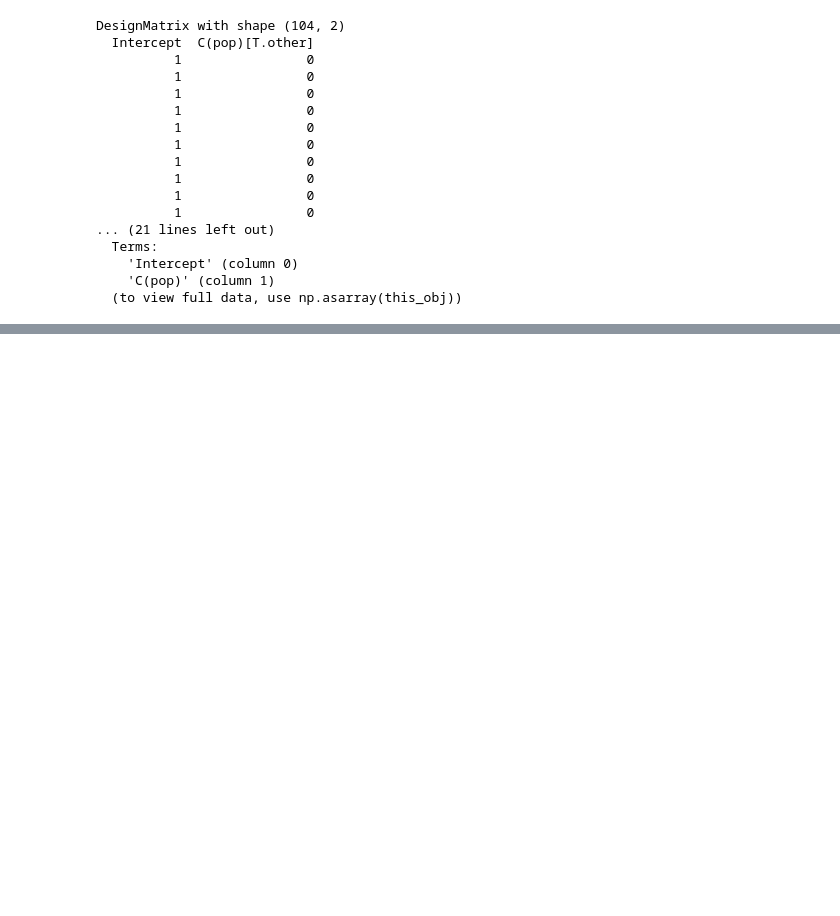
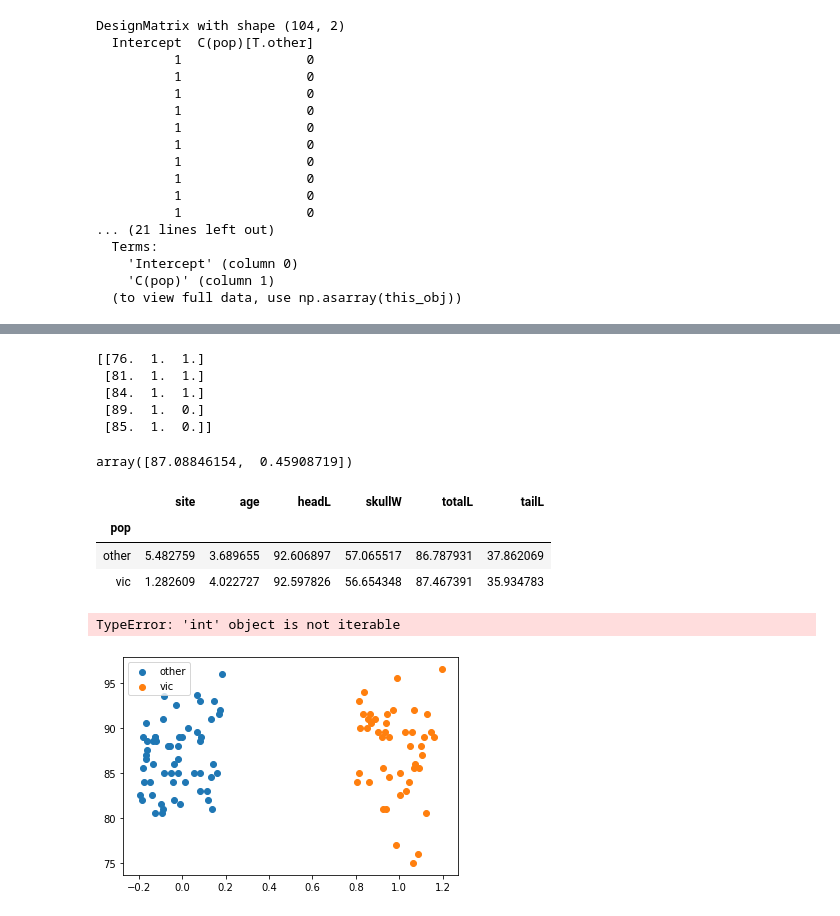
Before and after one commit to josephmlev/levine_j_math_314, a Jupyter notebook: notes/Class_notes_9.23-.ipynb, the cells around one changed output, grey strips where cells are left out. Cells and saved outputs as stored; diff of their text form; code cells hidden in the pictures; blank space fills up the shorter version.

```diff
--- a/notes/Class_notes_9.23-.ipynb
+++ b/notes/Class_notes_9.23-.ipynb
@@ -847,0 +861,50 @@ DesignMatrix with shape (104, 2)
+# %%
+df = pd.read_csv('https://raw.githubusercontent.com/roualdes/data/master/possum.csv')
+X = patsy.dmatrix('~C(pop)', data = df)
+yX = np.c_[df['totalL'], X]
+print(yX[43:48, :])
+# %% [output]
+[[76.  1.  1.]
+ [81.  1.  1.]
+ [84.  1.  1.]
+ [89.  1.  0.]
+ [85.  1.  0.]]
+# %%
+def ll_normal(beta, yX):
+    y = yX[:, 0]
+    X = yX[:, 1:]
+    N = X.shape[0]
+    mu = np.full(N, np.nan)
+    for n in range(N):
+        mu = np.sum(X[n, :] * beta)
+    d = y - mu
+    return np.sum(d * d)
+
+betahat = minimize(ll_normal, np.random.normal(size = 2), args = (yX), method = "BFGS").x
+
+betahat #this needs to be fixed!
+# %% [output]
+array([87.08846154,  0.45908719])
+# %%
+#simple code to get out the group means
+
+df.groupby('pop').agg("mean")
+# %% [output]
+|  | site | age | headL | skullW | totalL | tailL |
+| pop |  |  |  |  |  |  |
+| other | 5.482759 | 3.689655 | 92.606897 | 57.065517 | 86.787931 | 37.862069 |
+| vic | 1.282609 | 4.022727 | 92.597826 | 56.654348 | 87.467391 | 35.934783 |
+# %%
+#This indexes a list/array
+for i, j in enumerate(range(5,10)):
+    print(i, j)
+# %% [output]
+TypeError: 'int' object is not iterable
+# %%
+for i, (name, gdf) in enumerate(df.groupby('pop')):
+    x = np.repeat(i, gdf['totalL'].size)
+    y = gdf['totalL']
+    bp.jitter(x, y, jitter_y = 0, label = name, color = bp.color[i])
+    bp.legend()
+# %% [output]
+[figure, added]
```
Also changed, not shown: parts of 2 cells of this notebook.
